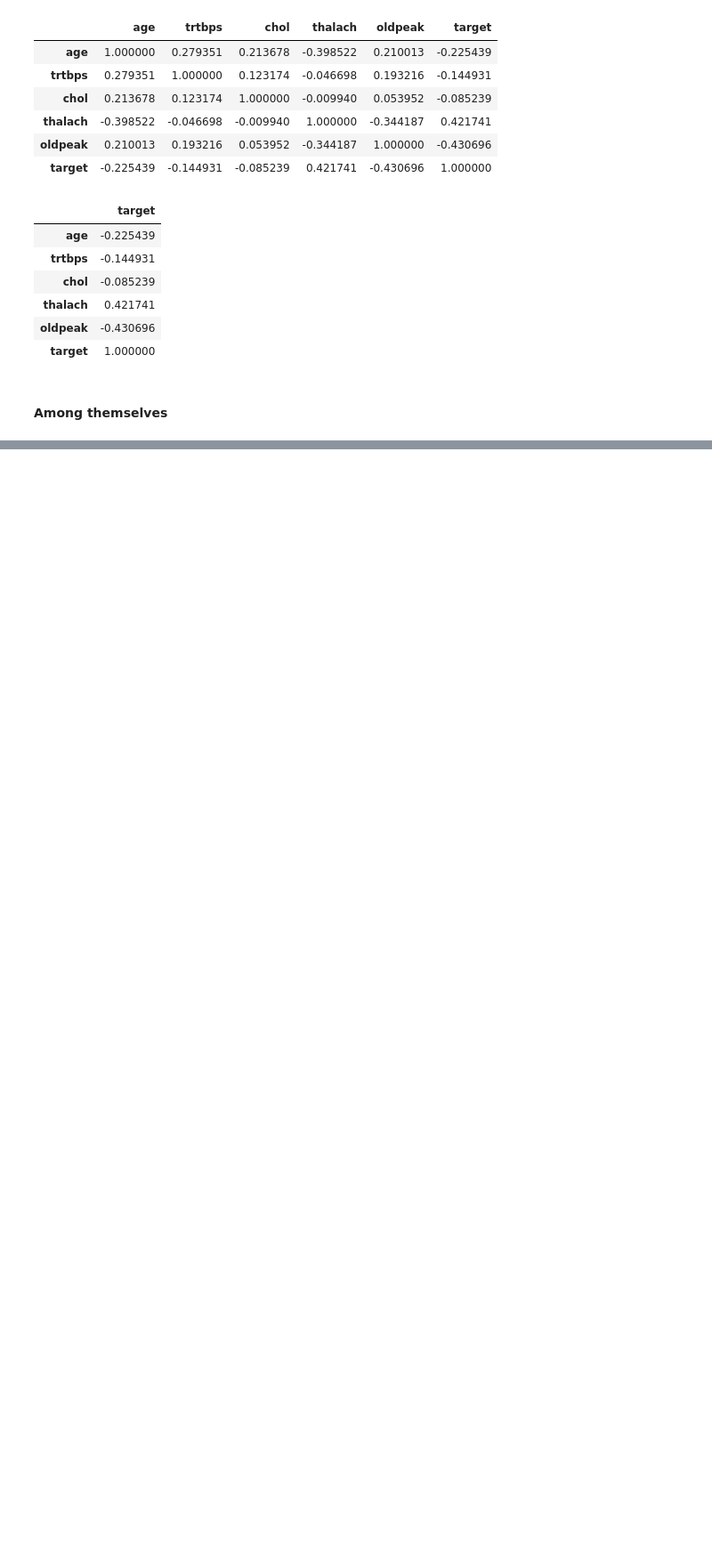
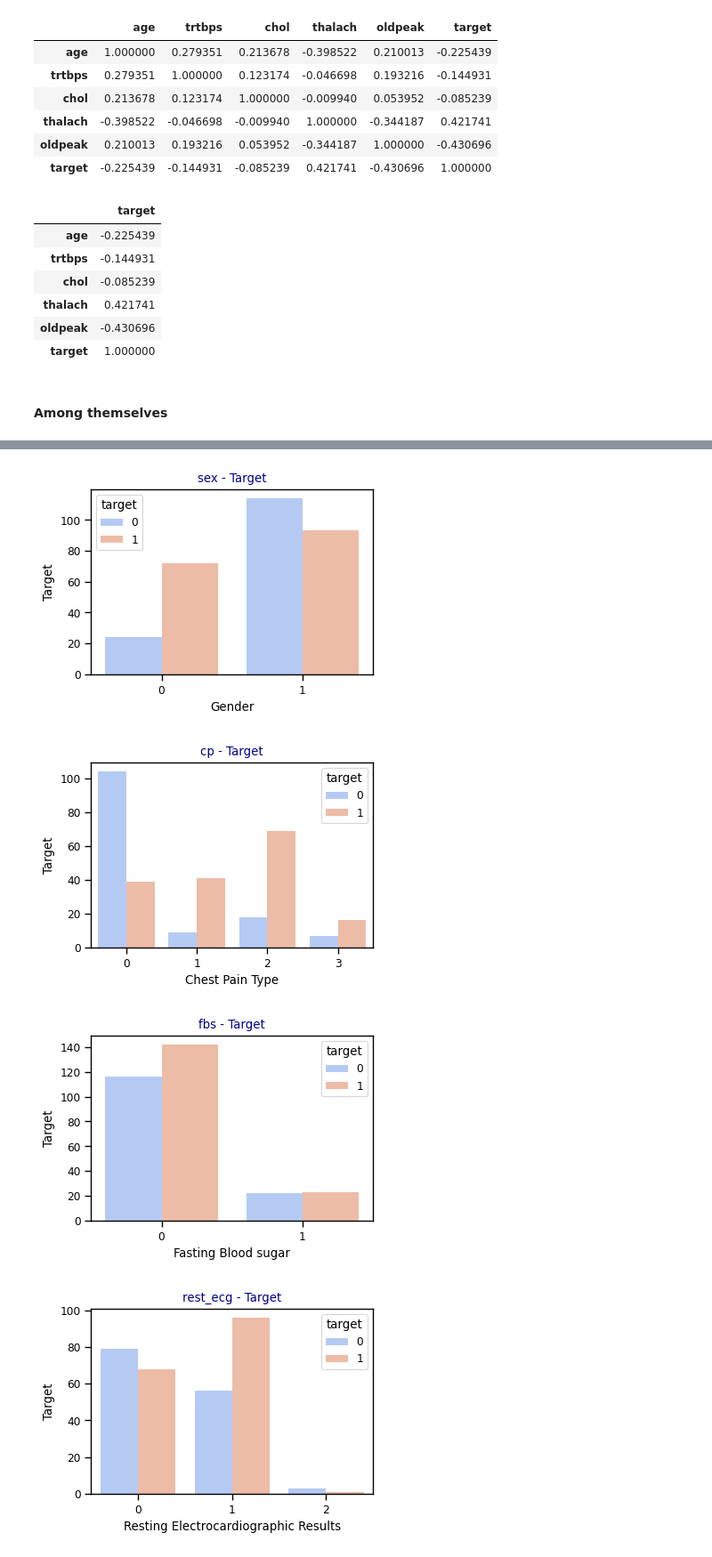
Before and after one commit to audrey-rw5683/HeartAttackPrediction, a Jupyter notebook: ML-Heart Attack Prediction Analysis.ipynb, the cells around one changed output, grey strips where cells are left out. Shown at 89% size. Drawn from its saved outputs; the diff is of its cells as text; code cells hidden in the pictures; blank space fills up the shorter version.

```diff
--- a/ML-Heart Attack Prediction Analysis.ipynb
+++ b/ML-Heart Attack Prediction Analysis.ipynb
@@ -296,0 +311,14 @@ heart[numeric_var].corr().iloc[:, [-1]]
+# %%
+for n, m in list(zip(categoric_var, categoric_axis_name)):
+    plt.figure(figsize=(4,3))
+    sns.countplot(x = n, data = heart[categoric_var], hue='target', palette='coolwarm')
+    plt.title(n + " - Target", color='darkblue')
+    plt.xlabel(m)
+    plt.ylabel("Target")
+    plt.tight_layout()
+    plt.show()
+# %% [output]
+[figure, added]
+[figure, added]
+[figure, added]
+[figure, added]
```
Also changed, not shown: parts of 20 cells of this notebook.
